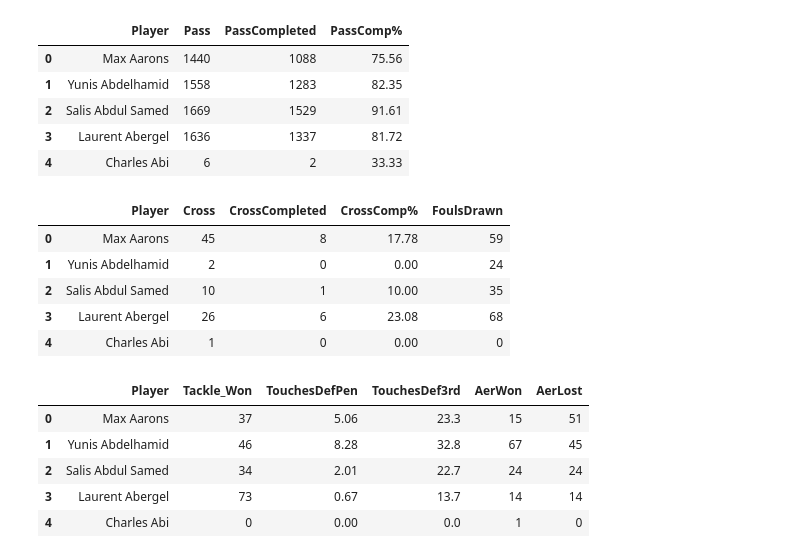
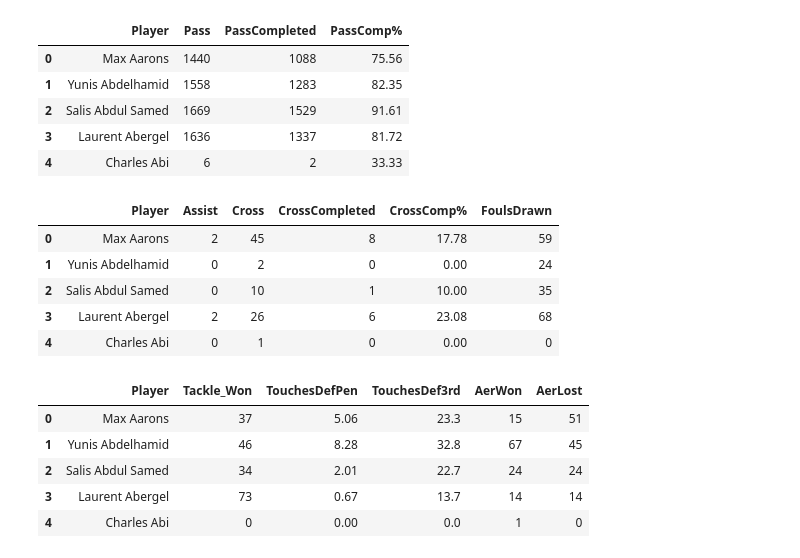
Before and after one commit to mundrapranay/csc440-final-project, a Jupyter notebook: preprocessing.ipynb, the cells around one changed output. Saved outputs shown, nothing was run; the diff lists cells and outputs as text; code cells hidden in the pictures.

```diff
--- a/preprocessing.ipynb
+++ b/preprocessing.ipynb
@@ -38,7 +38,7 @@ football_player_stats['TouchesAttPen'] = data['TouAttPen']
 football_player_stats['BlocksOnTargetShots'] = data['BlkShSv']
 football_player_stats['BlocksShots'] = data['BlkSh']
 football_player_stats['BlocksPasses'] = data['BlkPass']
-football_player_stats['Blocks'] = data['Blocks'] - (data['BlkShSv'] + data['BlkSh'] + data['BlkPass'])
+football_player_stats['Blocks'] = (data['Blocks'] - (data['BlkShSv'] + data['BlkSh'] + data['BlkPass'])).round(0).astype(int)
 football_player_stats['PKGoals'] = ((data['ShoPK'] * data['Min']) / 90).round(0).astype(int)
 football_player_stats['PKAttempted'] = ((data['PKatt'] * data['Min']) / 90).round(0).astype(int)
 football_player_stats['Goals'] = ((data['Goals'] * data['Min']) / 90).round(0).astype(int)
@@ -154,15 +154,15 @@ Pass_Stats.head()
 | 3 | Laurent Abergel | 1636 | 1337 | 81.72 |
 | 4 | Charles Abi | 6 | 2 | 33.33 |
 # %%
-Crea_Stats = football_player_stats[["Player","Cross", "CrossCompleted", "CrossComp%","FoulsDrawn"]]
+Crea_Stats = football_player_stats[["Player","Assist","Cross", "CrossCompleted", "CrossComp%","FoulsDrawn"]]
 Crea_Stats.head()
 # %% [output]
-|  | Player | Cross | CrossCompleted | CrossComp% | FoulsDrawn |
-| 0 | Max Aarons | 45 | 8 | 17.78 | 59 |
-| 1 | Yunis Abdelhamid | 2 | 0 | 0.00 | 24 |
-| 2 | Salis Abdul Samed | 10 | 1 | 10.00 | 35 |
-| 3 | Laurent Abergel | 26 | 6 | 23.08 | 68 |
-| 4 | Charles Abi | 1 | 0 | 0.00 | 0 |
+|  | Player | Assist | Cross | CrossCompleted | CrossComp% | FoulsDrawn |
+| 0 | Max Aarons | 2 | 45 | 8 | 17.78 | 59 |
+| 1 | Yunis Abdelhamid | 0 | 2 | 0 | 0.00 | 24 |
+| 2 | Salis Abdul Samed | 0 | 10 | 1 | 10.00 | 35 |
+| 3 | Laurent Abergel | 2 | 26 | 6 | 23.08 | 68 |
+| 4 | Charles Abi | 0 | 1 | 0 | 0.00 | 0 |
 # %%
 Tack_Stats = football_player_stats[["Player","Tackle_Won", "TouchesDefPen", "TouchesDef3rd","AerWon","AerLost"]]
 Tack_Stats.head()
```
Also changed, not shown: parts of 3 cells of this notebook.
